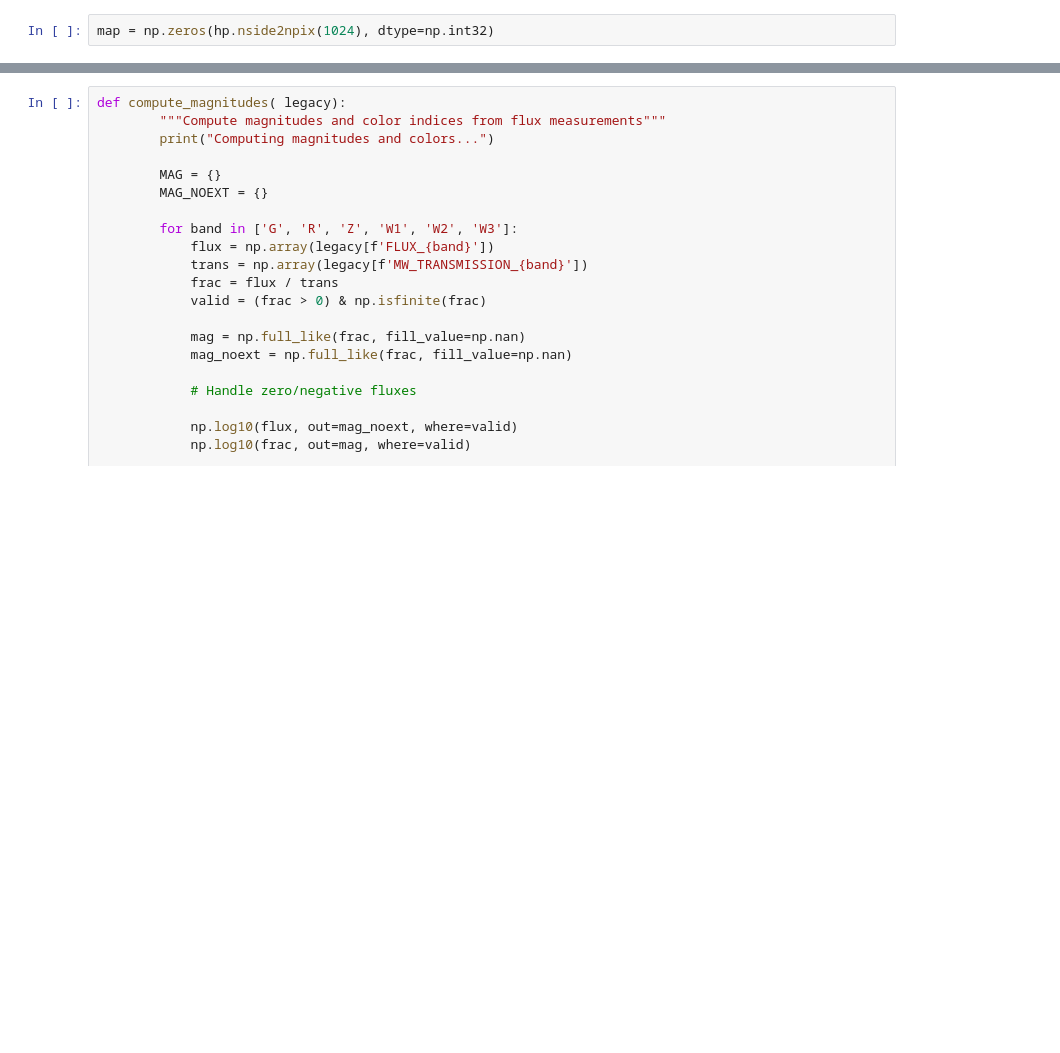
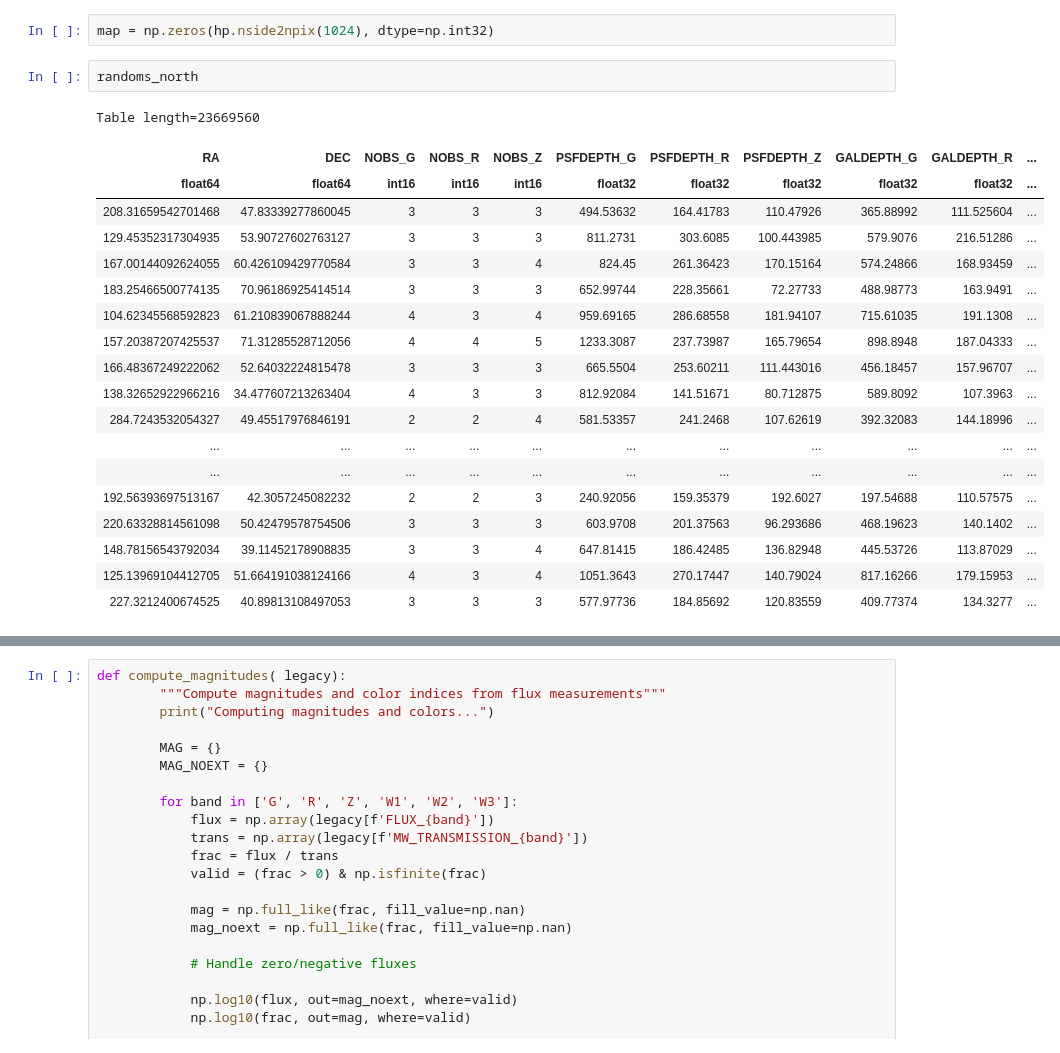
Before and after one commit to Shin107/DESILegacy-PECVEL, a Jupyter notebook: notebooks/mask_and_survey_chacterstics.ipynb, the cells around one changed output, grey strips where cells are left out. Drawn from its saved outputs; the diff is of its cells as text; blank space fills up the shorter version.

```diff
--- a/notebooks/mask_and_survey_chacterstics.ipynb
+++ b/notebooks/mask_and_survey_chacterstics.ipynb
@@ -41,6 +42,28 @@ def coords_to_pix(ra_deg, dec_deg, nside,**kwargs):
     return ipix
 # %%
 map = np.zeros(hp.nside2npix(1024), dtype=np.int32)
+# %%
+randoms_north
+# %% [output]
+Table length=23669560
+| RA | DEC | NOBS_G | NOBS_R | NOBS_Z | PSFDEPTH_G | PSFDEPTH_R | PSFDEPTH_Z | GALDEPTH_G | GALDEPTH_R | ... |
+| float64 | float64 | int16 | int16 | int16 | float32 | float32 | float32 | float32 | float32 | ... |
+| 208.31659542701468 | 47.83339277860045 | 3 | 3 | 3 | 494.53632 | 164.41783 | 110.47926 | 365.88992 | 111.525604 | ... |
+| 129.45352317304935 | 53.90727602763127 | 3 | 3 | 3 | 811.2731 | 303.6085 | 100.443985 | 579.9076 | 216.51286 | ... |
+| 167.00144092624055 | 60.426109429770584 | 3 | 3 | 4 | 824.45 | 261.36423 | 170.15164 | 574.24866 | 168.93459 | ... |
+| 183.25466500774135 | 70.96186925414514 | 3 | 3 | 3 | 652.99744 | 228.35661 | 72.27733 | 488.98773 | 163.9491 | ... |
+| 104.62345568592823 | 61.210839067888244 | 4 | 3 | 4 | 959.69165 | 286.68558 | 181.94107 | 715.61035 | 191.1308 | ... |
+| 157.20387207425537 | 71.31285528712056 | 4 | 4 | 5 | 1233.3087 | 237.73987 | 165.79654 | 898.8948 | 187.04333 | ... |
+| 166.48367249222062 | 52.64032224815478 | 3 | 3 | 3 | 665.5504 | 253.60211 | 111.443016 | 456.18457 | 157.96707 | ... |
+| 138.32652922966216 | 34.477607213263404 | 4 | 3 | 3 | 812.92084 | 141.51671 | 80.712875 | 589.8092 | 107.3963 | ... |
+| 284.7243532054327 | 49.45517976846191 | 2 | 2 | 4 | 581.53357 | 241.2468 | 107.62619 | 392.32083 | 144.18996 | ... |
+| ... | ... | ... | ... | ... | ... | ... | ... | ... | ... | ... |
+| ... | ... | ... | ... | ... | ... | ... | ... | ... | ... | ... |
+| 192.56393697513167 | 42.3057245082232 | 2 | 2 | 3 | 240.92056 | 159.35379 | 192.6027 | 197.54688 | 110.57575 | ... |
+| 220.63328814561098 | 50.42479578754506 | 3 | 3 | 3 | 603.9708 | 201.37563 | 96.293686 | 468.19623 | 140.1402 | ... |
+| 148.78156543792034 | 39.11452178908835 | 3 | 3 | 4 | 647.81415 | 186.42485 | 136.82948 | 445.53726 | 113.87029 | ... |
+| 125.13969104412705 | 51.664191038124166 | 4 | 3 | 4 | 1051.3643 | 270.17447 | 140.79024 | 817.16266 | 179.15953 | ... |
+| 227.3212400674525 | 40.89813108497053 | 3 | 3 | 3 | 577.97736 | 184.85692 | 120.83559 | 409.77374 | 134.3277 | ... |
 # %%
 hpx_north = coords_to_pix(randoms_north['RA'], randoms_north['DEC'], nside=1024)
 hpx_south = coords_to_pix(randoms_south['RA'], randoms_south['DEC'], nside=1024)
```
Also changed, not shown: parts of 32 cells of this notebook, 1 other file.
